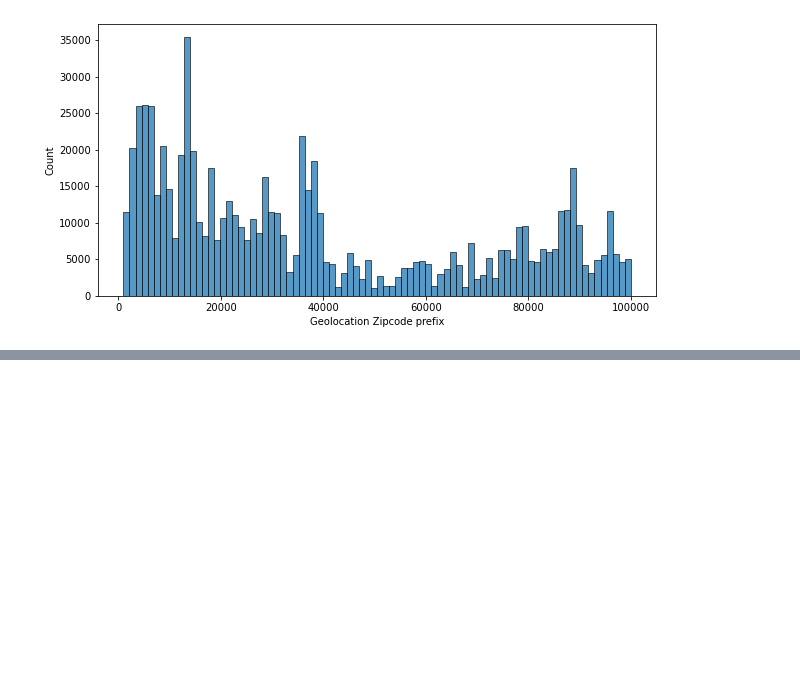
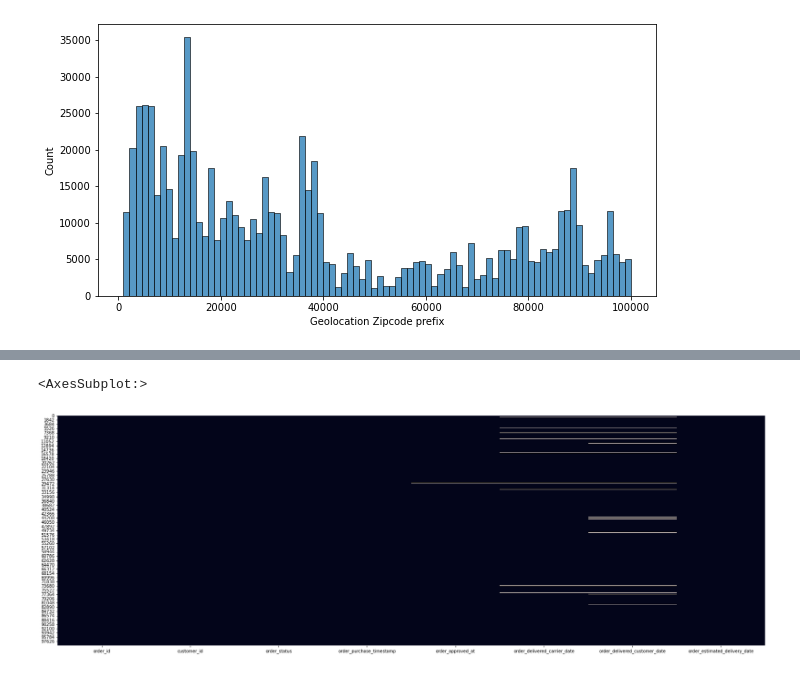
Before and after one commit to Drcadin/Segmentation_Client, a Jupyter notebook: EDA_E-commerce_Olist.ipynb, the cells around one changed output, grey strips where cells are left out. Cells and saved outputs as stored; diff of their text form; code cells hidden in the pictures; blank space fills up the shorter version.

```diff
--- a/EDA_E-commerce_Olist.ipynb
+++ b/EDA_E-commerce_Olist.ipynb
@@ -140,0 +245,7 @@ plt.show()
+# %%
+# Visualisation graphique des valeurs manquantes (nan)
+plt.figure(figsize=(30,10))
+sns.heatmap(orders.isna(), cbar = False)
+# %% [output]
+<AxesSubplot:>
+[figure, added]
```
Also changed, not shown: parts of 115 cells of this notebook.
